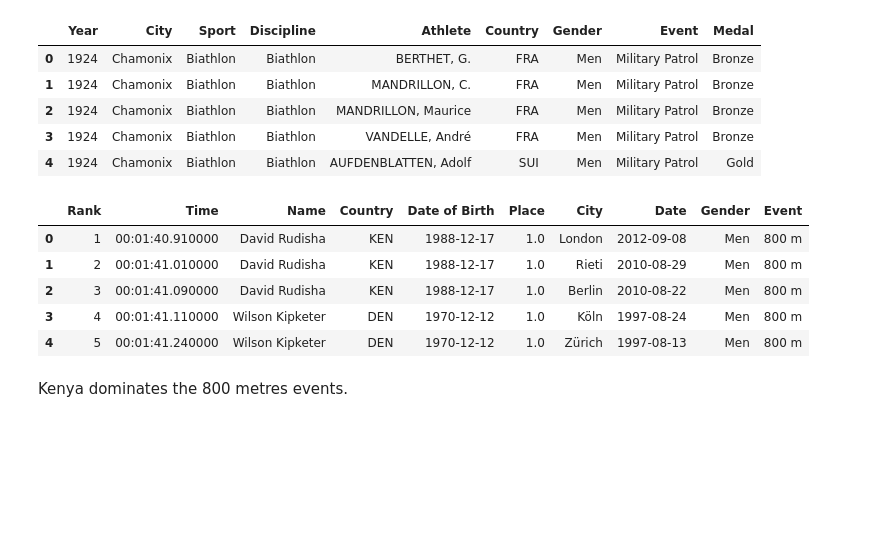
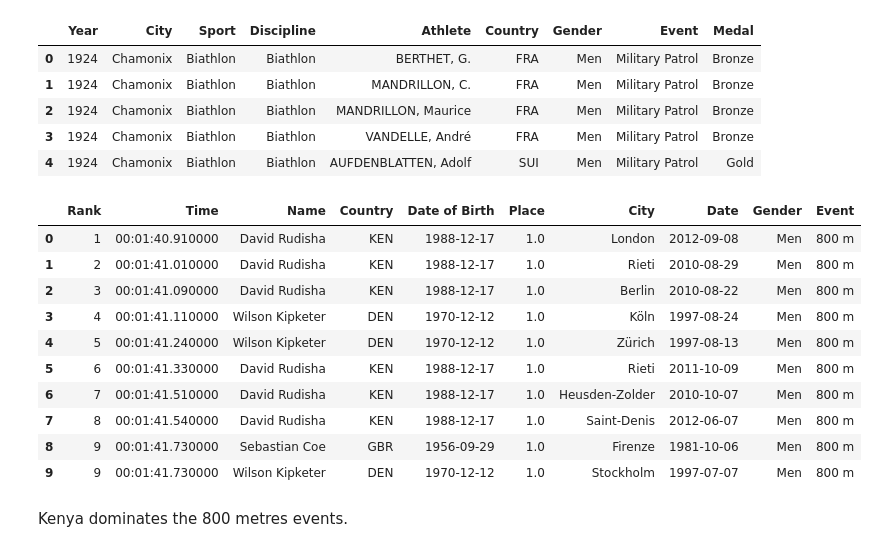
Before and after one commit to JoshuaOmondi/COVID-19, a Jupyter notebook: GREAT_OLYMPIANS_EDA.ipynb, the cells around one changed output. Cells and saved outputs as stored; diff of their text form; code cells hidden in the pictures; blank space fills up the shorter version.

```diff
--- a/GREAT_OLYMPIANS_EDA.ipynb
+++ b/GREAT_OLYMPIANS_EDA.ipynb
@@ -39,14 +39,19 @@ winter.head()
 | 3 | 1924 | Chamonix | Biathlon | Biathlon | VANDELLE, André | FRA | Men | Military Patrol | Bronze |
 | 4 | 1924 | Chamonix | Biathlon | Biathlon | AUFDENBLATTEN, Adolf | SUI | Men | Military Patrol | Gold |
 # %%
-running_data.head()
+running_data.head(10)
 # %% [output]
 |  | Rank | Time | Name | Country | Date of Birth | Place | City | Date | Gender | Event |
 | 0 | 1 | 00:01:40.910000 | David Rudisha | KEN | 1988-12-17 | 1.0 | London | 2012-09-08 | Men | 800 m |
 | 1 | 2 | 00:01:41.010000 | David Rudisha | KEN | 1988-12-17 | 1.0 | Rieti | 2010-08-29 | Men | 800 m |
 | 2 | 3 | 00:01:41.090000 | David Rudisha | KEN | 1988-12-17 | 1.0 | Berlin | 2010-08-22 | Men | 800 m |
 | 3 | 4 | 00:01:41.110000 | Wilson Kipketer | DEN | 1970-12-12 | 1.0 | Köln | 1997-08-24 | Men | 800 m |
 | 4 | 5 | 00:01:41.240000 | Wilson Kipketer | DEN | 1970-12-12 | 1.0 | Zürich | 1997-08-13 | Men | 800 m |
+| 5 | 6 | 00:01:41.330000 | David Rudisha | KEN | 1988-12-17 | 1.0 | Rieti | 2011-10-09 | Men | 800 m |
+| 6 | 7 | 00:01:41.510000 | David Rudisha | KEN | 1988-12-17 | 1.0 | Heusden-Zolder | 2010-10-07 | Men | 800 m |
+| 7 | 8 | 00:01:41.540000 | David Rudisha | KEN | 1988-12-17 | 1.0 | Saint-Denis | 2012-06-07 | Men | 800 m |
+| 8 | 9 | 00:01:41.730000 | Sebastian Coe | GBR | 1956-09-29 | 1.0 | Firenze | 1981-10-06 | Men | 800 m |
+| 9 | 9 | 00:01:41.730000 | Wilson Kipketer | DEN | 1970-12-12 | 1.0 | Stockholm | 1997-07-07 | Men | 800 m |
 # %% [markdown]
 Kenya dominates the 800 metres events.
 # %%
```
Also changed, not shown: parts of 20 cells of this notebook.
